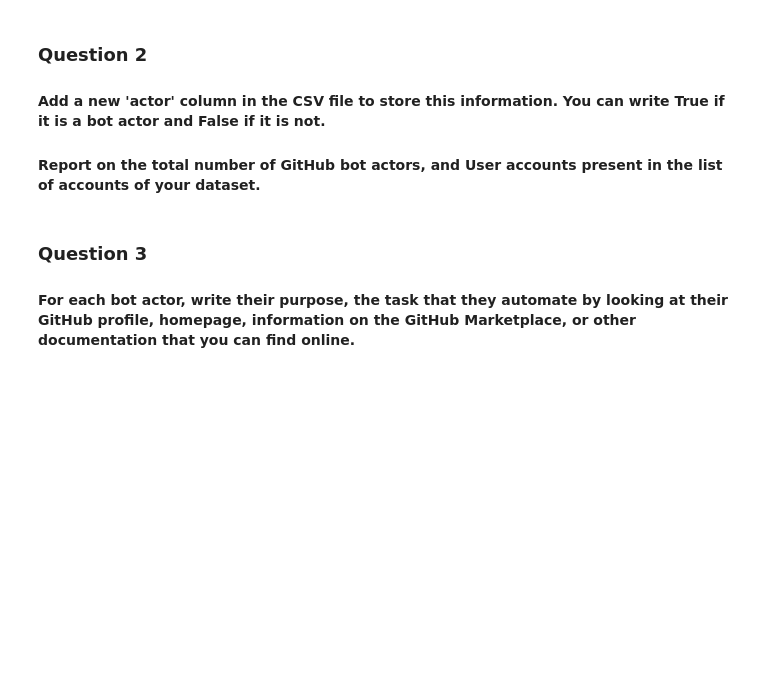
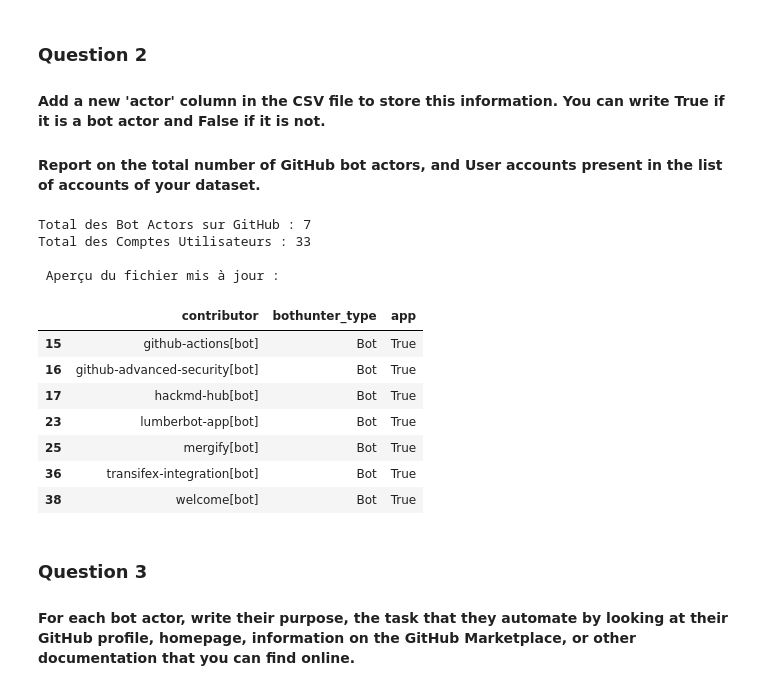
Before and after one commit to IngridOrnella/Software_Evolution_TP_bots, a Jupyter notebook: TP_bots_template.ipynb, the cells around one changed output. Drawn from its saved outputs; the diff is of its cells as text; code cells hidden in the pictures; blank space fills up the shorter version.

```diff
--- a/TP_bots_template.ipynb
+++ b/TP_bots_template.ipynb
@@ -57,5 +116,11 @@ tools.display_dataframe_to_user(name="Contributors DataFrame", dataframe=df)
 # %%
 # 1. Store the names of the contributors in a list
 # 2. print the list
-print("hello")
+
 # YOUR CODE BELOW
+
+# Store the contributor names in a list
+contributors_list = df["contributor"].tolist()
+
+# Print the list of contributors
+print("List of contributors:", contributors_list)
@@ -73,3 +140,20 @@ print("hello")
 # 7. Display the DataFrame. This should have two columns - contributor and app
 
 # YOUR CODE BELOW
+app_dict = []
+
+for contributor in contributors_list:
+    query = f'{QUERY_ROOT}/users/{contributor}'
+    response = requests.get(query,headers=HEADERS)
+
+    if response.status_code == 200:
+        json_response = response.json()
+        is_bot = json_response.get("type") == "Bot"
+        app_dict.append({"contributor": contributor, "app": is_bot})
+    else:
+        print(f"Error fetching data for {contributor}: {response.status_code}")
+
+# Convert the list of dictionaries to a DataFrame
+app_df = pd.DataFrame.from_dict(app_dict)
+
+print(app_df)
@@ -82,8 +184,39 @@ print("hello")
 # %%
 # Merge the app DataFrame to df by writing 'pd.merge(df, <app df>, on='contributor'). This is similar to SQL join on primary key 'contributor'.
 # The resultant df should have 3 columns - contributor, bothunter_type and user_type.
 
 # YOUR CODE BELOW
+
+merged_df =pd.merge(df, app_df, on='contributor')
+
+# Count the number of bot actors and user accounts
+num_bots = merged_df["app"].sum()  # Count where actor is True
+num_users = len(merged_df) - num_bots  # Remaining are users
+
+# Save the updated DataFrame back to CSV
+updated_csv_file = "updated_sample.csv"
+merged_df.to_csv(updated_csv_file, index=False)
+
+# Print the report
+print(f"Total des Bot Actors sur GitHub : {num_bots}")
+print(f"Total des Comptes Utilisateurs : {num_users}\n")
+
+# Afficher les 10 premières lignes du DataFrame final
+print(" Aperçu du fichier mis à jour :")
+merged_df[merged_df["app"]==True]
+# %% [output]
+Total des Bot Actors sur GitHub : 7
+Total des Comptes Utilisateurs : 33
+
+ Aperçu du fichier mis à jour :
+|  | contributor | bothunter_type | app |
+| 15 | github-actions[bot] | Bot | True |
+| 16 | github-advanced-security[bot] | Bot | True |
+| 17 | hackmd-hub[bot] | Bot | True |
+| 23 | lumberbot-app[bot] | Bot | True |
+| 25 | mergify[bot] | Bot | True |
+| 36 | transifex-integration[bot] | Bot | True |
+| 38 | welcome[bot] | Bot | True |
 # %% [markdown]
 ### Question 3
 
```
Also changed, not shown: parts of 9 cells of this notebook.
